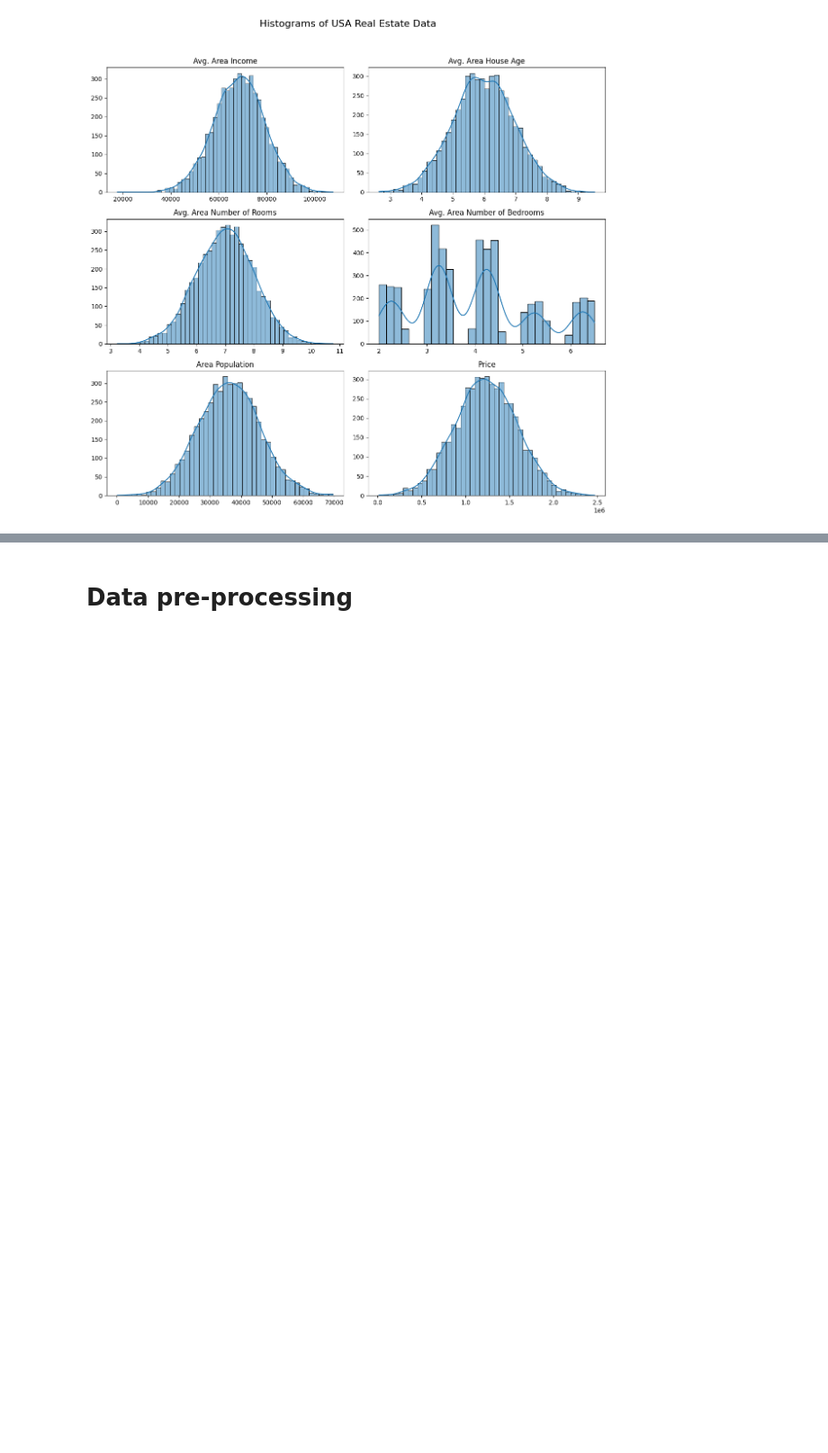
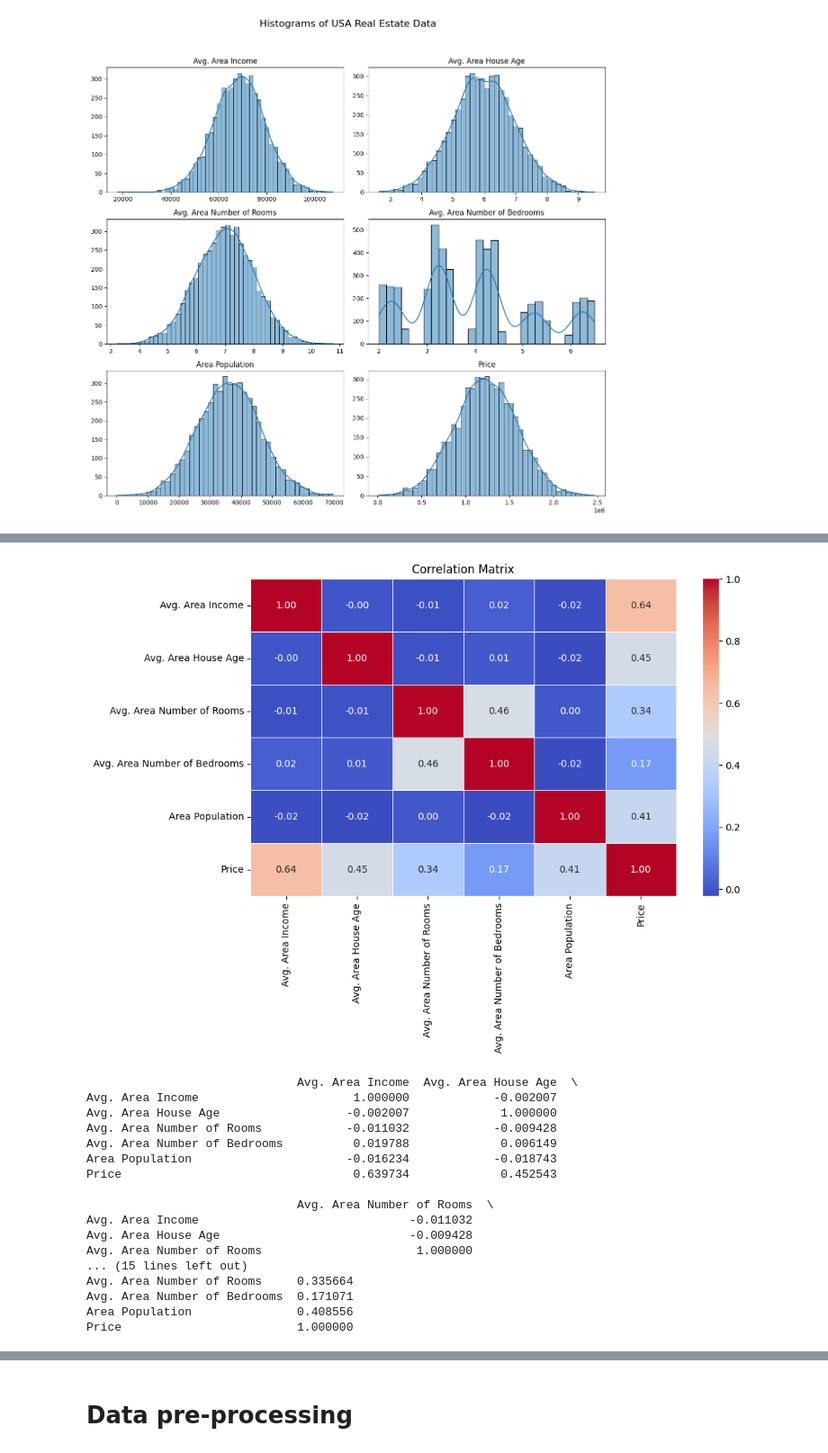
Before and after one commit to Jayshankar10/ML-Projects, a Jupyter notebook: Linear Regression/Notebook/USA Housing Price.ipynb, the cells around one changed output, grey strips where cells are left out. Shown at 90% size. Drawn from its saved outputs; the diff is of its cells as text; code cells hidden in the pictures; blank space fills up the shorter version.

```diff
--- a/Linear Regression/Notebook/USA Housing Price.ipynb
+++ b/Linear Regression/Notebook/USA Housing Price.ipynb
@@ -94,0 +138,5 @@ plt.show()
+# %%
+# Address is non significant in our dataset, so we will remove this varible.
+
+data = data.drop(('Address'), axis=1)
+data.head(2)
@@ -94,0 +147,30 @@ plt.show()
+# %%
+# Correlation matrix
+correlation_matrix = data.corr()
+
+# Plotting the correlation matrix
+plt.figure(figsize=(10, 6))
+sns.heatmap(correlation_matrix, annot=True, cmap='coolwarm',fmt=".2f", linewidths=.4)
+plt.title('Correlation Matrix')
+plt.show()
+
+print(correlation_matrix)
+# %% [output]
+[figure, added]
+                              Avg. Area Income  Avg. Area House Age  \
+Avg. Area Income                      1.000000            -0.002007
+Avg. Area House Age                  -0.002007             1.000000
+Avg. Area Number of Rooms            -0.011032            -0.009428
+Avg. Area Number of Bedrooms          0.019788             0.006149
+Area Population                      -0.016234            -0.018743
+Price                                 0.639734             0.452543
+
+                              Avg. Area Number of Rooms  \
+Avg. Area Income                              -0.011032
+Avg. Area House Age                           -0.009428
+Avg. Area Number of Rooms                      1.000000
+... (15 lines left out)
+Avg. Area Number of Rooms     0.335664
+Avg. Area Number of Bedrooms  0.171071
+Area Population               0.408556
+Price                         1.000000
```
Also changed, not shown: parts of 11 cells of this notebook.
